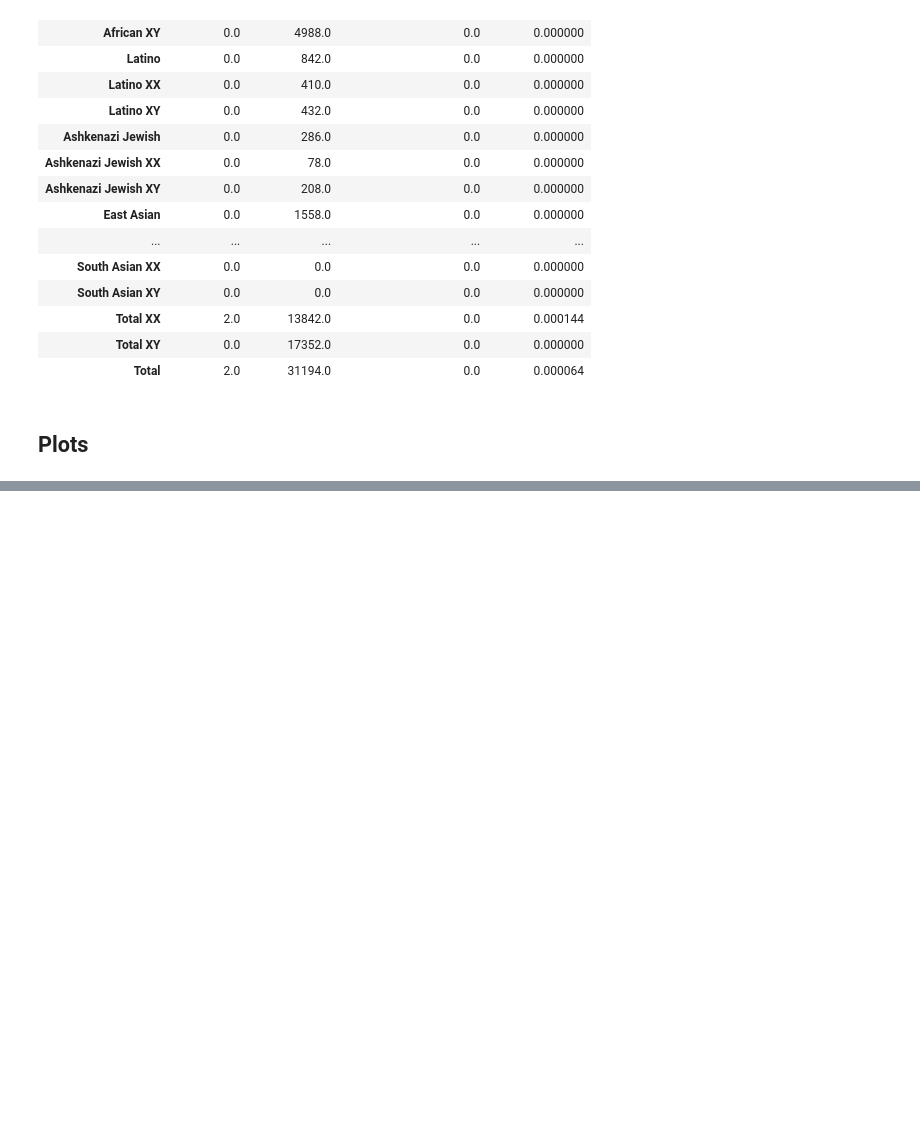
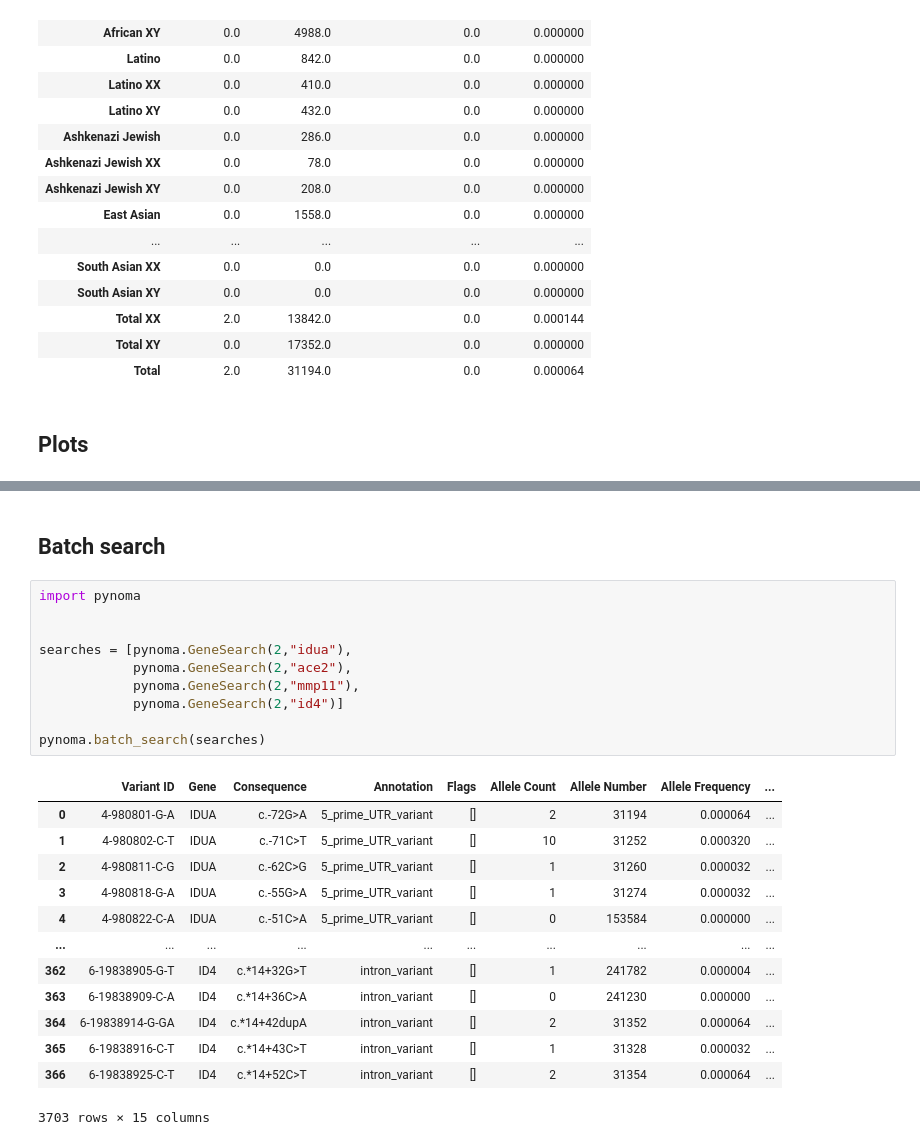
Before and after one commit to bioinfo-hcpa/pynoma, a Jupyter notebook: notebooks/tests.ipynb, the cells around one changed output, grey strips where cells are left out. Saved outputs shown, nothing was run; the diff lists cells and outputs as text; blank space fills up the shorter version.

```diff
--- a/notebooks/tests.ipynb
+++ b/notebooks/tests.ipynb
@@ -300,0 +301,26 @@ pynoma.annotation_barplot(df)
+# %% [markdown]
+## Batch search
+# %%
+import pynoma
+
+
+searches = [pynoma.GeneSearch(2,"idua"),
+            pynoma.GeneSearch(2,"ace2"),
+            pynoma.GeneSearch(2,"mmp11"),
+            pynoma.GeneSearch(2,"id4")]
+
+pynoma.batch_search(searches)
+# %% [output]
+|  | Variant ID | Gene | Consequence | Annotation | Flags | Allele Count | Allele Number | Allele Frequency | ... |
+| 0 | 4-980801-G-A | IDUA | c.-72G>A | 5_prime_UTR_variant | [] | 2 | 31194 | 0.000064 | ... |
+| 1 | 4-980802-C-T | IDUA | c.-71C>T | 5_prime_UTR_variant | [] | 10 | 31252 | 0.000320 | ... |
+| 2 | 4-980811-C-G | IDUA | c.-62C>G | 5_prime_UTR_variant | [] | 1 | 31260 | 0.000032 | ... |
+| 3 | 4-980818-G-A | IDUA | c.-55G>A | 5_prime_UTR_variant | [] | 1 | 31274 | 0.000032 | ... |
+| 4 | 4-980822-C-A | IDUA | c.-51C>A | 5_prime_UTR_variant | [] | 0 | 153584 | 0.000000 | ... |
+| ... | ... | ... | ... | ... | ... | ... | ... | ... | ... |
+| 362 | 6-19838905-G-T | ID4 | c.*14+32G>T | intron_variant | [] | 1 | 241782 | 0.000004 | ... |
+| 363 | 6-19838909-C-A | ID4 | c.*14+36C>A | intron_variant | [] | 0 | 241230 | 0.000000 | ... |
+| 364 | 6-19838914-G-GA | ID4 | c.*14+42dupA | intron_variant | [] | 2 | 31352 | 0.000064 | ... |
+| 365 | 6-19838916-C-T | ID4 | c.*14+43C>T | intron_variant | [] | 1 | 31328 | 0.000032 | ... |
+| 366 | 6-19838925-C-T | ID4 | c.*14+52C>T | intron_variant | [] | 2 | 31354 | 0.000064 | ... |
+3703 rows × 15 columns
```
Also changed, not shown: parts of 1 cell of this notebook, 3 other files.
